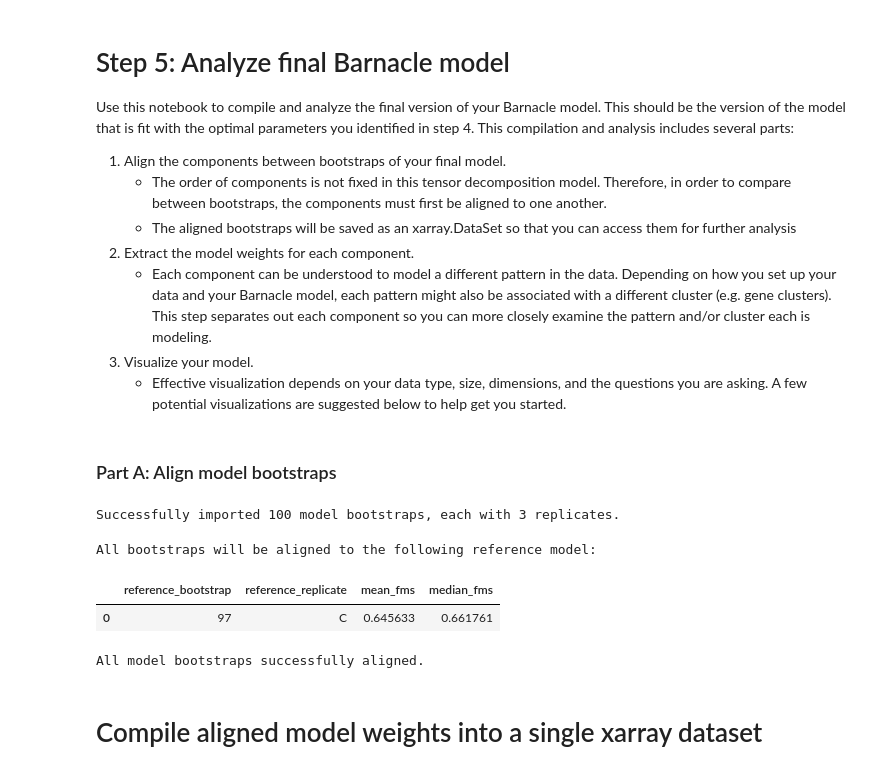
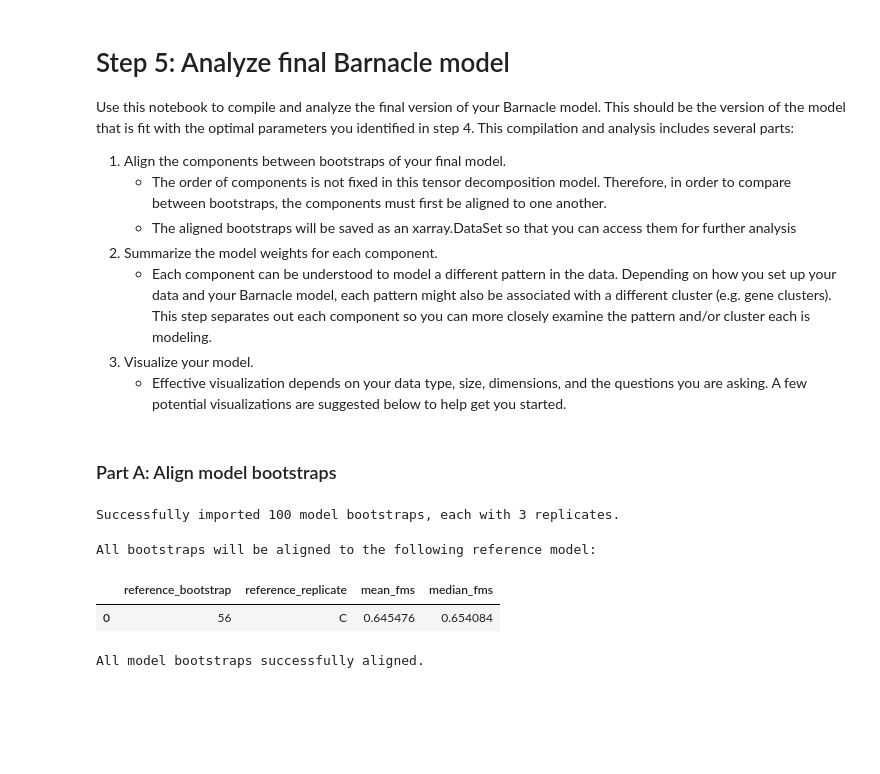
Before and after one commit to blasks/barnacle-boilerplate, a Jupyter notebook: 5-analyze-results.ipynb, the cells around one changed output. Saved outputs shown, nothing was run; the diff lists cells and outputs as text; code cells hidden in the pictures; blank space fills up the shorter version.

Commit message:
finished up to aligning bootstraps

```diff
--- a/5-analyze-results.ipynb
+++ b/5-analyze-results.ipynb
@@ -5,7 +5,7 @@ Use this notebook to compile and analyze the final version of your Barnacle mode
 1. Align the components between bootstraps of your final model.
     - The order of components is not fixed in this tensor decomposition model. Therefore, in order to compare between bootstraps, the components must first be aligned to one another.
     - The aligned bootstraps will be saved as an xarray.DataSet so that you can access them for further analysis
-1. Extract the model weights for each component.
+1. Summarize the model weights for each component.
     - Each component can be understood to model a different pattern in the data. Depending on how you set up your data and your Barnacle model, each pattern might also be associated with a different cluster (e.g. gene clusters). This step separates out each component so you can more closely examine the pattern and/or cluster each is modeling.
 1. Visualize your model.
     - Effective visualization depends on your data type, size, dimensions, and the questions you are asking. A few potential visualizations are suggested below to help get you started.
@@ -77,18 +77,18 @@ print(f"Successfully imported {len(cps[rep])} model bootstraps, each with {len(r
 
 # find best representative reference cp tensor
 results = []
-for ref_rep, ref_boot in tqdm(list(itertools.product(replicates, bootstraps)), desc='Identifying best reference model from bootstraps'):
-    reference_cp = subset_cps[ref_rep][ref_boot]
-    for comp_rep, comp_boot in list(itertools.product(replicates, bootstraps)):
+combos = list(itertools.product(replicates, bootstraps))
+for ref_rep, ref_boot in tqdm(combos, desc='Identifying best reference model from bootstraps'):
+    # limit comparisons to a random sample of 100 bootstraps
+    if len(combos) > 100:
+        combos = [combos[i] for i in np.random.choice(len(combos), size=100, replace=False)]
+    for comp_rep, comp_boot in combos:
         # no point in comparing to self
         if ref_rep == comp_rep and ref_boot == comp_boot:
             continue
+        reference_cp = subset_cps[ref_rep][ref_boot]
         comparison_cp = subset_cps[comp_rep][comp_boot]
-        fms = tlviz.factor_tools.factor_match_score(
-            reference_cp,
-            comparison_cp,
-            consider_weights=False
-        )
+        fms = tlviz.factor_tools.factor_match_score(reference_cp, comparison_cp, consider_weights=False)
         results.append({
             'reference_bootstrap': ref_boot,
             'reference_replicate': ref_rep,
@@ -101,35 +101,33 @@ fms_df = pd.DataFrame(results)
 fms_summary_df = fms_df.groupby([
     'reference_bootstrap',
     'reference_replicate'
 ]).agg(
     mean_fms=('fms', 'mean'),
     median_fms=('fms', 'median'),
 ).reset_index()
 # find the best representative bootstrap model based on maximum mean FMS
 best_ref = fms_summary_df.iloc[fms_summary_df.mean_fms.idxmax(), :]
 print('All bootstraps will be aligned to the following reference model:')
 display(pd.DataFrame(best_ref).T.reset_index(drop=True))
 
 # permute reference cp so that components are in descending order of explaned variation
 ref_cp = tlviz.factor_tools.permute_cp_tensor(
     subset_cps[best_ref['reference_replicate']][best_ref['reference_bootstrap']],
     consider_weights=False
 )
 
 # realign all the other cp tensors against the best representative cp tensor
 for rep in replicates:
     for boot in bootstraps:
         # permute components to line up with best representative reference cp
         perm = tlviz.factor_tools.get_cp_permutation(subset_cps[rep][boot], reference_cp_tensor=ref_cp, consider_weights=False)
         cps[rep][boot] = tlviz.factor_tools.permute_cp_tensor(cps[rep][boot], permutation=perm)
         subset_cps[rep][boot] = tlviz.factor_tools.permute_cp_tensor(subset_cps[rep][boot], permutation=perm)
 print('All model bootstraps successfully aligned.')
 # %% [output]
 Successfully imported 100 model bootstraps, each with 3 replicates.
 All bootstraps will be aligned to the following reference model:
 |  | reference_bootstrap | reference_replicate | mean_fms | median_fms |
-| 0 | 97 | C | 0.645633 | 0.661761 |
+| 0 | 56 | C | 0.645476 | 0.654084 |
 All model bootstraps successfully aligned.
-# %% [markdown]
-# Compile aligned model weights into a single xarray dataset
 # %%
```
Also changed, not shown: parts of 4 cells of this notebook.
